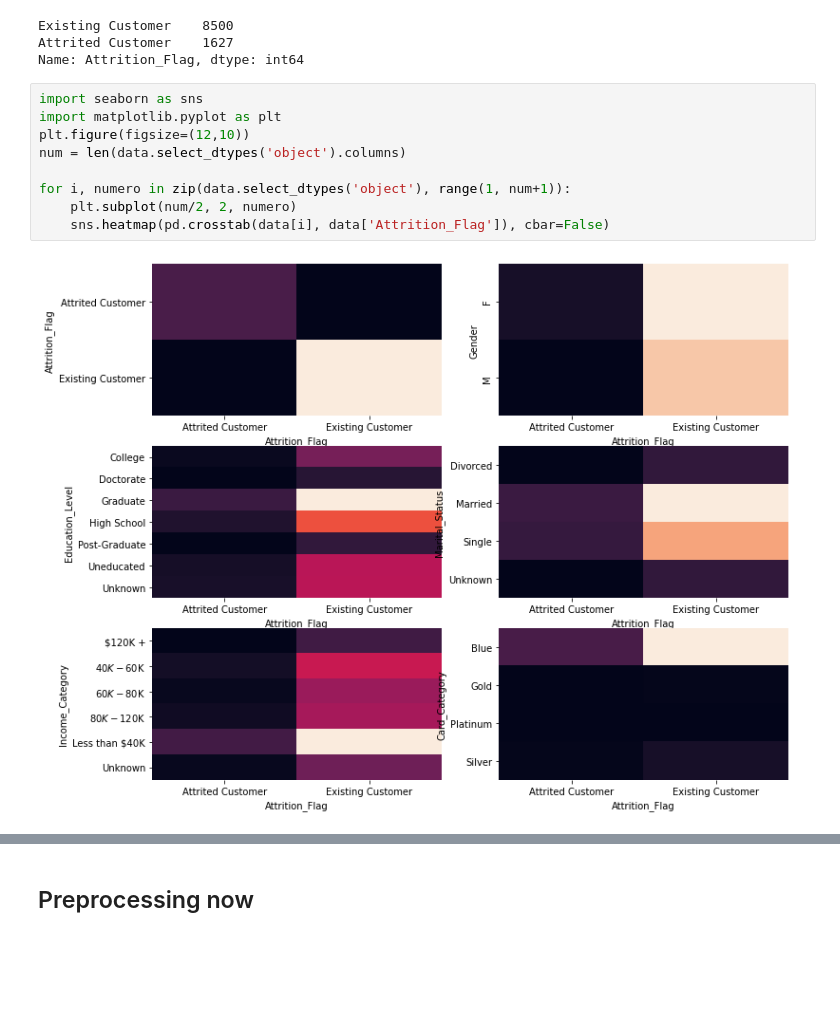
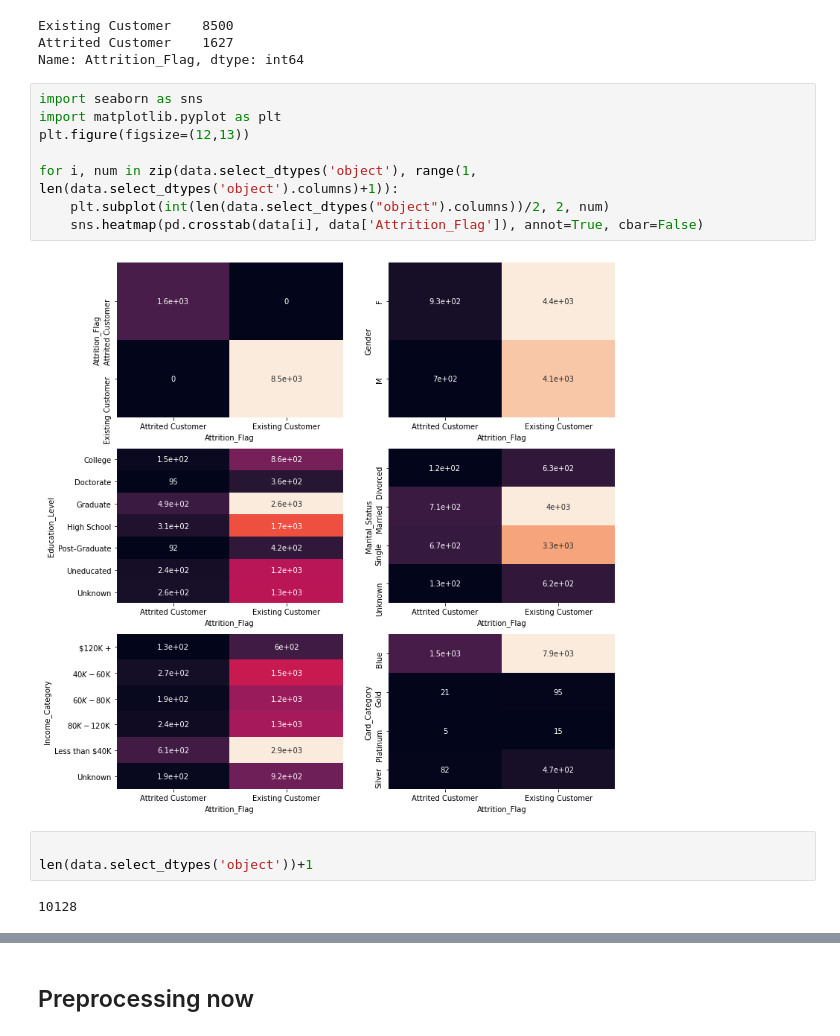
Before and after one commit to Kidchris/Lesson, a Jupyter notebook: bankChurners.ipynb, the cells around one changed output, grey strips where cells are left out. Cells and saved outputs as stored; diff of their text form; blank space fills up the shorter version.

```diff
--- a/bankChurners.ipynb
+++ b/bankChurners.ipynb
@@ -25,14 +31,18 @@ Name: Attrition_Flag, dtype: int64
 # %%
 import seaborn as sns
 import matplotlib.pyplot as plt
-plt.figure(figsize=(12,10))
-num = len(data.select_dtypes('object').columns)
+plt.figure(figsize=(12,13))
 
-for i, numero in zip(data.select_dtypes('object'), range(1, num+1)):
-    plt.subplot(num/2, 2, numero)
-    sns.heatmap(pd.crosstab(data[i], data['Attrition_Flag']), cbar=False)
+for i, num in zip(data.select_dtypes('object'), range(1, len(data.select_dtypes('object').columns)+1)):
+    plt.subplot(int(len(data.select_dtypes("object").columns))/2, 2, num)
+    sns.heatmap(pd.crosstab(data[i], data['Attrition_Flag']), annot=True, cbar=False)
 # %% [output]
-[figure, old version]
+[figure, new version]
+# %%
+
+len(data.select_dtypes('object'))+1
+# %% [output]
+10128
 # %%
 sns.heatmap(data.corr(), cmap='BuGn')
 # %% [output]
```
Also changed, not shown: parts of 26 cells of this notebook.
